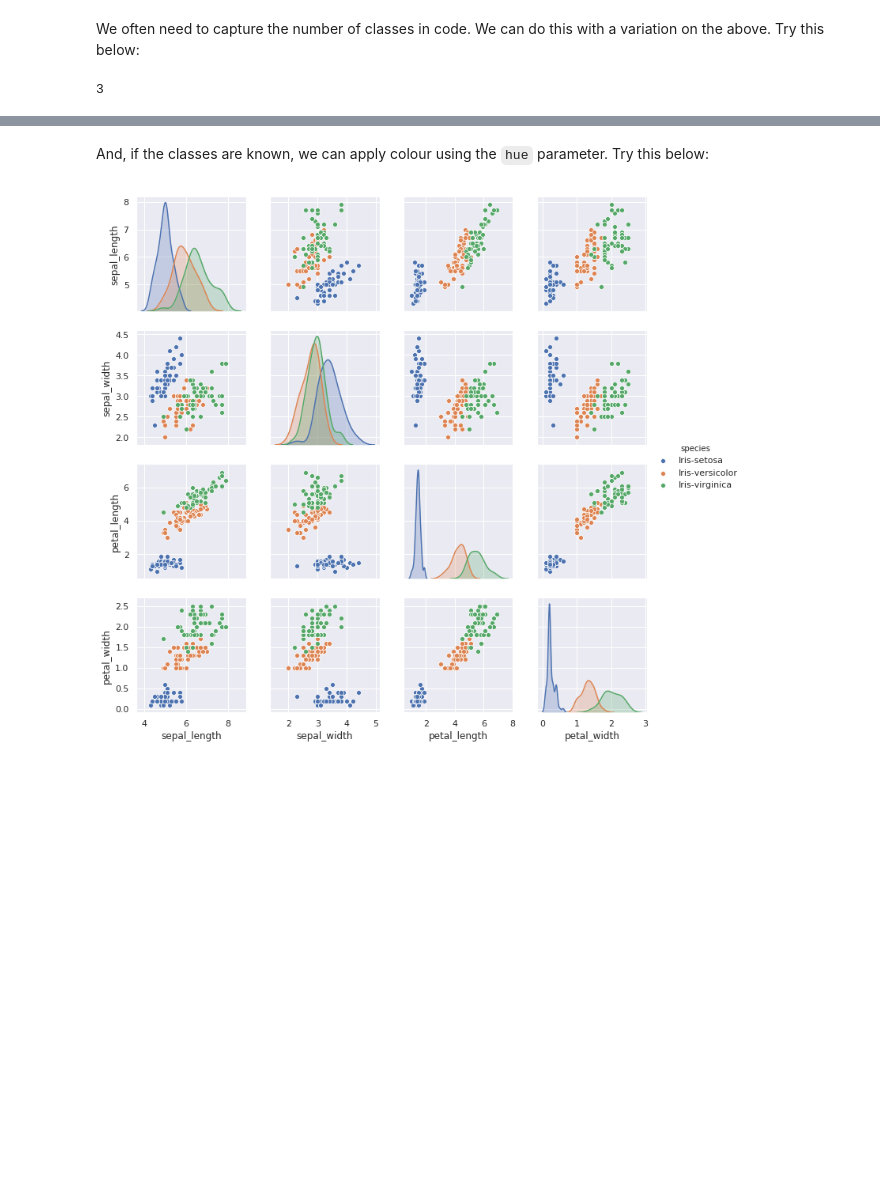
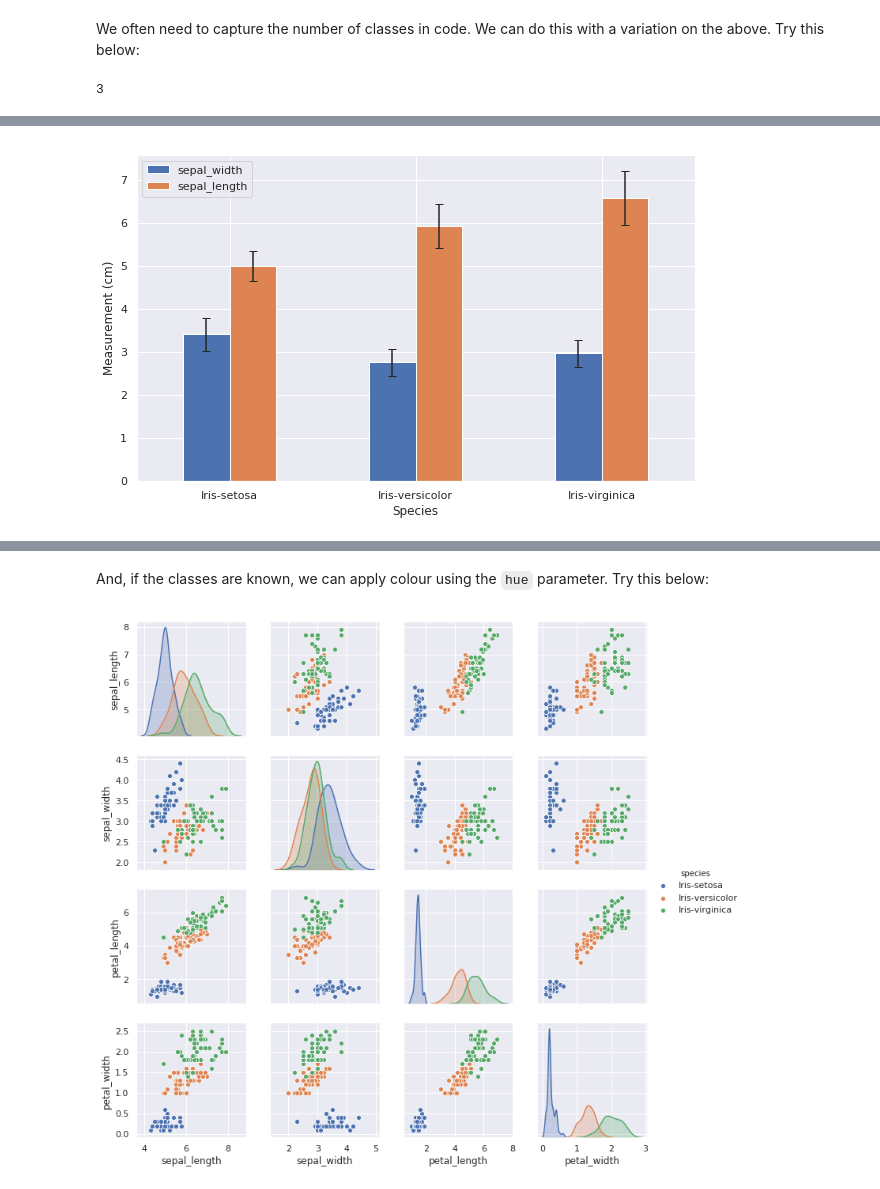
Before and after one commit to maianhly/dsia-maly, a Jupyter notebook: notebooks/module03/DSIA Lab 3.1.2.ipynb, the cells around one changed output, grey strips where cells are left out. Drawn from its saved outputs; the diff is of its cells as text; code cells hidden in the pictures; blank space fills up the shorter version.

```diff
--- a/notebooks/module03/DSIA Lab 3.1.2.ipynb
+++ b/notebooks/module03/DSIA Lab 3.1.2.ipynb
@@ -271,0 +246,16 @@ sns.pairplot(iris_data);
+# %%
+#ANSWER
+
+species_means = iris_data.groupby('species')[['sepal_width', 'sepal_length']].mean()
+species_std = iris_data.groupby('species')[['sepal_width', 'sepal_length']].std()
+
+species_means.plot.bar(figsize=(10, 6), yerr=species_std) # plot by species, including error bar
+plt.xticks(rotation=0)
+plt.xlabel("Species")
+plt.ylabel("Measurement (cm)")
+
+plt.legend(loc='upper left')
+
+plt.show()
+# %% [output]
+[figure, added]
```
Also changed, not shown: parts of 122 cells of this notebook, 2 other files.
